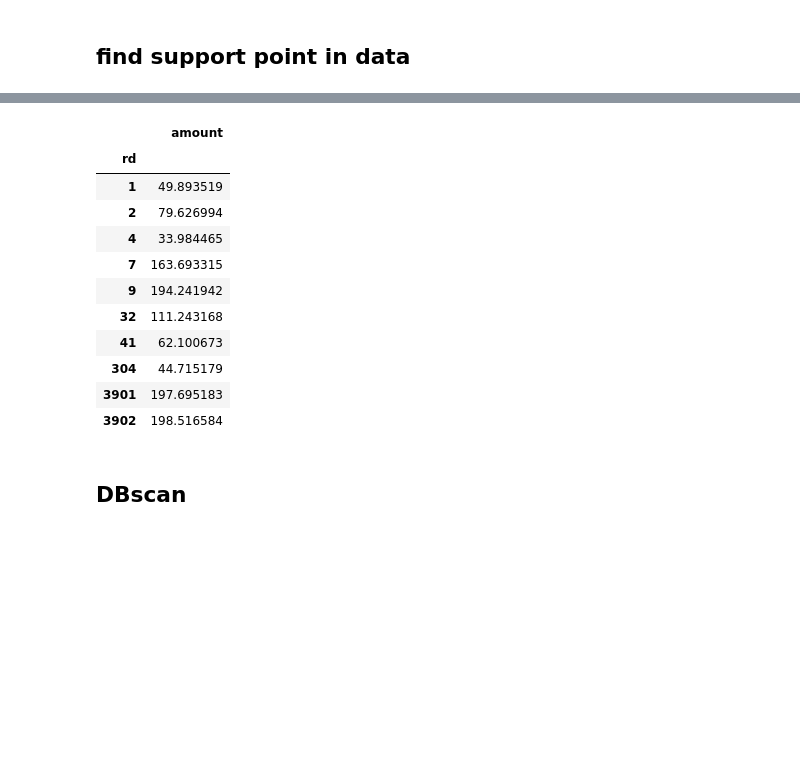
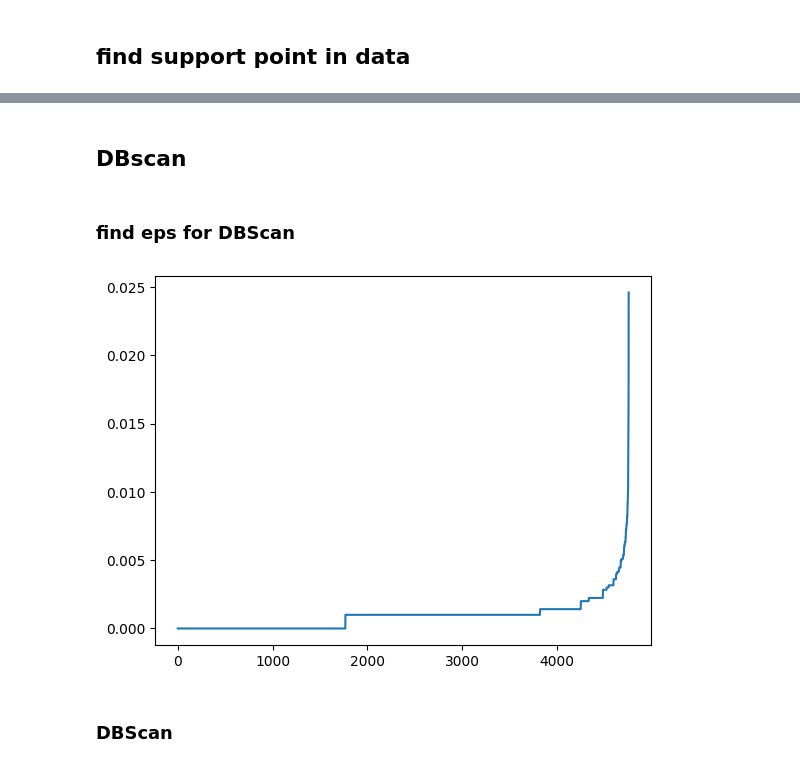
Before and after one commit to Travel-Time-Prediction/explore-gps-log-data, a Jupyter notebook: explore_data.ipynb, the cells around one changed output, grey strips where cells are left out. Drawn from its saved outputs; the diff is of its cells as text; code cells hidden in the pictures; blank space fills up the shorter version.

```diff
--- a/explore_data.ipynb
+++ b/explore_data.ipynb
@@ -283,16 +284 @@ df_point[df_point['amount'] > 0]
-# %%
-df_point.groupby(['rd']).mean()
-# %% [output]
-|  | amount |
-| rd |  |
-| 1 | 49.893519 |
-| 2 | 79.626994 |
-| 4 | 33.984465 |
-| 7 | 163.693315 |
-| 9 | 194.241942 |
-| 32 | 111.243168 |
-| 41 | 62.100673 |
-| 304 | 44.715179 |
-| 3901 | 197.695183 |
-| 3902 | 198.516584 |
 # %%
@@ -300,2 +286,33 @@ df_point.groupby(['rd']).mean()
 # %% [markdown]
 ## DBscan
+# %% [markdown]
+### find eps for DBScan
+# %%
+def get_eps_with_NN(df_point, rd, n_neighbors):
+    # init dataframe for find epsilon
+    df_neighbors = df_point.copy()
+    df_neighbors = df_neighbors[df_neighbors['rd'] == rd].reset_index(drop=True)
+    df_neighbors['lat'] = df_neighbors.apply(lambda row: float(row['coor'].split(',')[0]), axis=1)
+    df_neighbors['lon'] = df_neighbors.apply(lambda row: float(row['coor'].split(',')[1]), axis=1)
+    df_neighbors = df_neighbors.drop(['rd', 'coor', 'amount'], axis=1)
+
+    # train NearestNeighbors
+    neighbors = NearestNeighbors(n_neighbors=n_neighbors)
+    neighbors_fit = neighbors.fit(df_neighbors)
+    distances, _ = neighbors_fit.kneighbors(df_neighbors)
+
+    # sort value for plot
+    distances = np.sort(distances, axis=0)
+    distances = distances[:, 1]
+
+    # plot
+    plt.plot(distances)
+    plt.show()
+
+    return df_neighbors
+# %%
+df_neighbors = get_eps_with_NN(df_point, 1, 2)
+# %% [output]
+[figure, added]
+# %% [markdown]
+### DBScan
```
Also changed, not shown: parts of 8 cells of this notebook.
